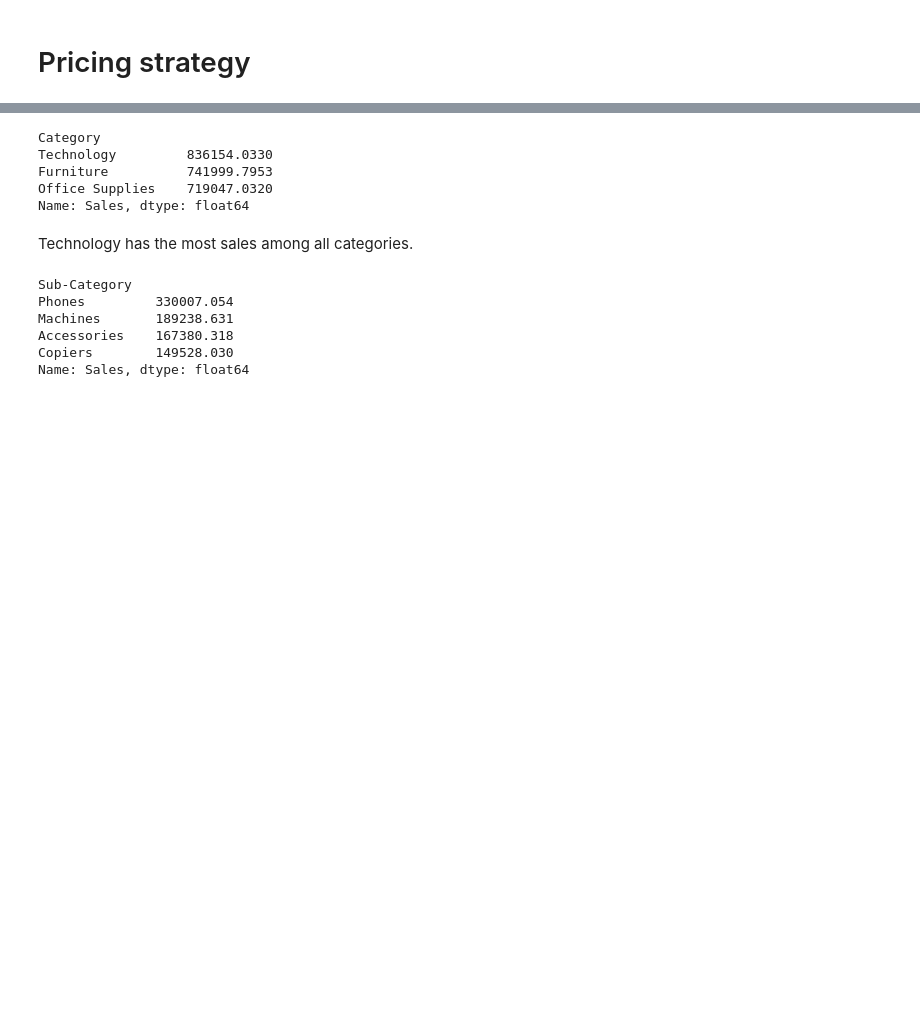
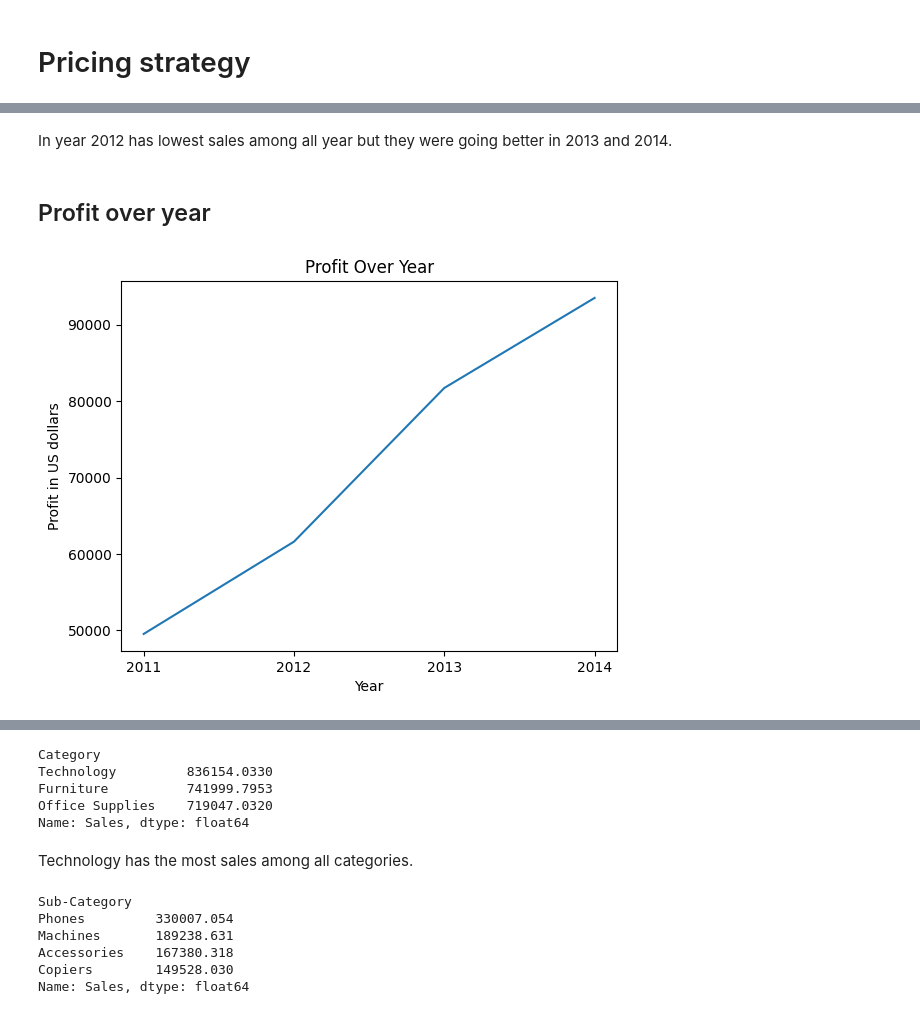
Before and after one commit to Krittapad12348/Superstore_Analysis, a Jupyter notebook: superstore_python.ipynb, the cells around one changed output, grey strips where cells are left out. Cells and saved outputs as stored; diff of their text form; code cells hidden in the pictures; blank space fills up the shorter version.

```diff
--- a/superstore_python.ipynb
+++ b/superstore_python.ipynb
@@ -59,0 +103,14 @@ Sales by Category
+# %% [markdown]
+In year 2012 has lowest sales among all year but they were going better in 2013 and 2014.
+# %% [markdown]
+## Profit over year
+# %%
+grouped_data = ss.groupby(['Order Year'])['Profit'].sum()
+plt.plot(grouped_data.index, grouped_data.values)
+plt.xticks(grouped_data.index)
+plt.xlabel('Year')
+plt.ylabel('Profit in US dollars')
+plt.title('Profit Over Year')
+plt.show()
+# %% [output]
+[figure, added]
```
Also changed, not shown: parts of 27 cells of this notebook.
